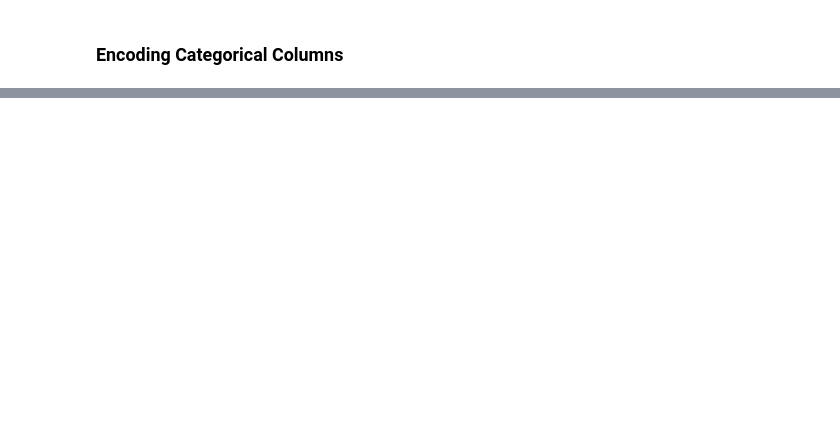
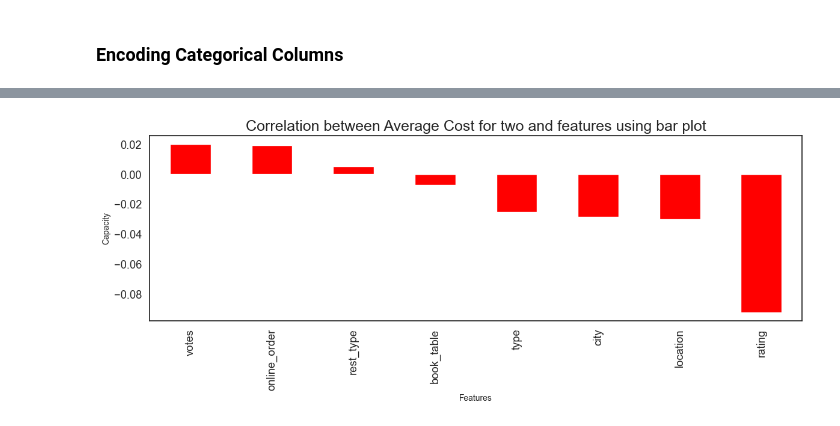
Before and after one commit to bhavbooks/Zomato-Restaurants-Rating-Prediction-, a Jupyter notebook: src/preprocessing.ipynb, the cells around one changed output, grey strips where cells are left out. Cells and saved outputs as stored; diff of their text form; code cells hidden in the pictures; blank space fills up the shorter version.

```diff
--- a/src/preprocessing.ipynb
+++ b/src/preprocessing.ipynb
@@ -583,0 +688,10 @@ new_df.head()
+# %%
+## Visualizing it
+plt.figure(figsize=(14,4))
+new_df.corr()['approx_cost'].sort_values(ascending=False).drop(['approx_cost']).plot(kind='bar',color='red')
+plt.xlabel('Features',fontsize=10)
+plt.ylabel('Capacity',fontsize=10)
+plt.title('Correlation between Average Cost for two and features using bar plot',fontsize=18)
+plt.show()
+# %% [output]
+[figure, added]
```
Also changed, not shown: parts of 35 cells of this notebook, 32 other files.
